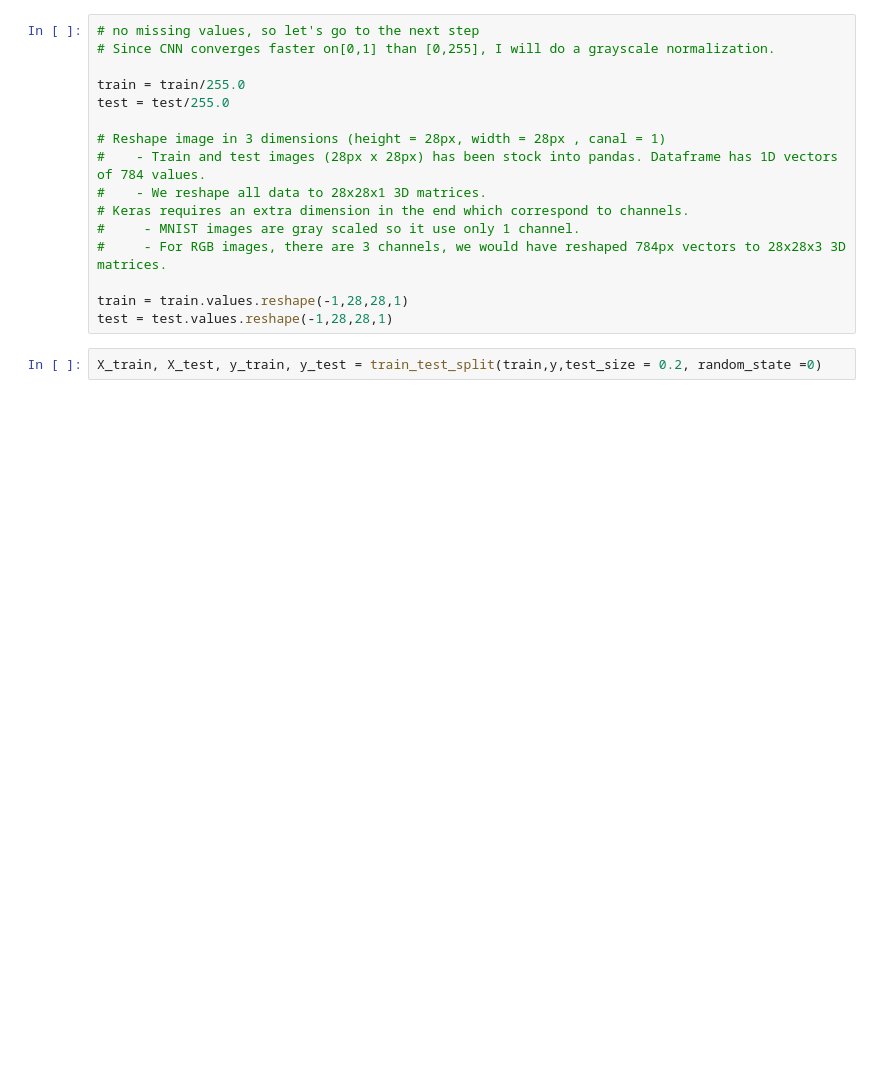
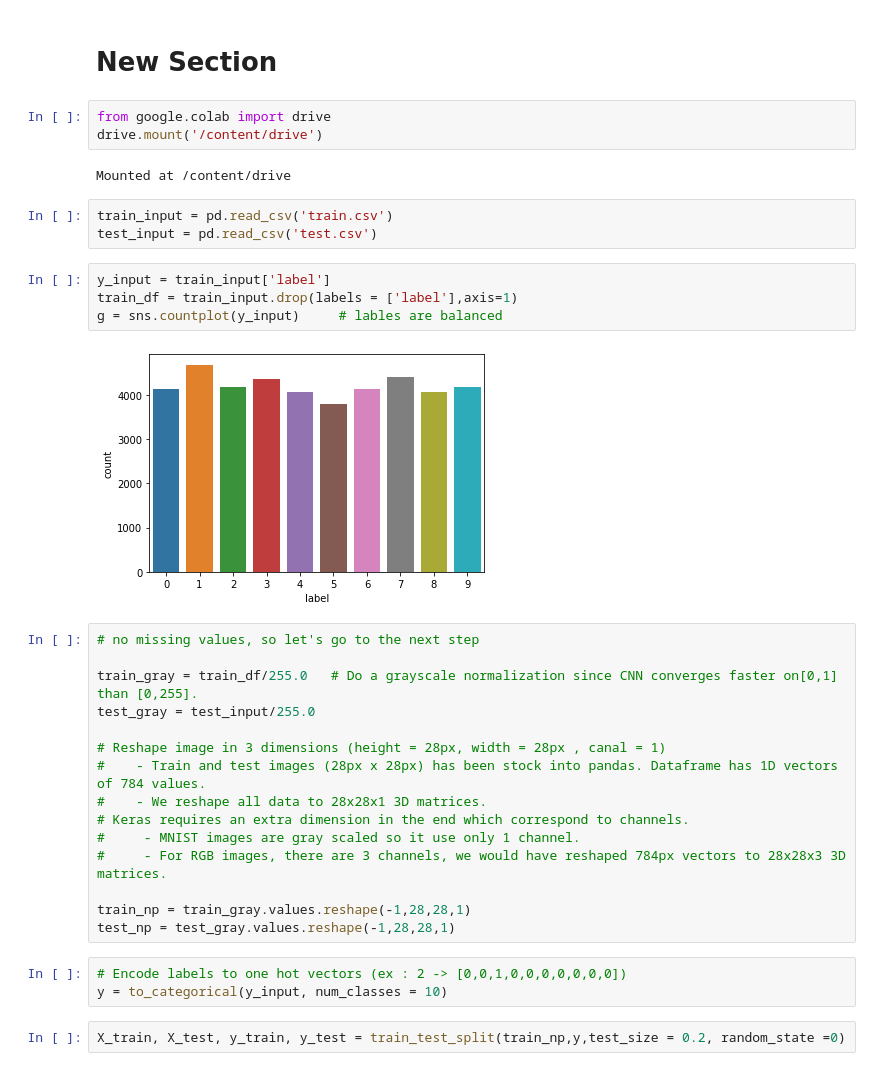
Before and after one commit to Daisy-Engineer/KaggleProjects, a Jupyter notebook: DigitRecognizer/DigitRecognizer.ipynb, the cells around one changed output. Drawn from its saved outputs; the diff is of its cells as text; blank space fills up the shorter version.

```diff
--- a/DigitRecognizer/DigitRecognizer.ipynb
+++ b/DigitRecognizer/DigitRecognizer.ipynb
@@ -39,9 +32,24 @@ train.head()
+# %% [markdown]
+# New Section
+# %%
+from google.colab import drive
+drive.mount('/content/drive')
+# %% [output]
+Mounted at /content/drive
+# %%
+train_input = pd.read_csv('train.csv')
+test_input = pd.read_csv('test.csv')
+# %%
+y_input = train_input['label']
+train_df = train_input.drop(labels = ['label'],axis=1)
+g = sns.countplot(y_input)     # lables are balanced
+# %% [output]
+[figure, added]
 # %%
 # no missing values, so let's go to the next step
-# Since CNN converges faster on[0,1] than [0,255], I will do a grayscale normalization.
 
-train = train/255.0
-test = test/255.0
+train_gray = train_df/255.0   # Do a grayscale normalization since CNN converges faster on[0,1] than [0,255].
+test_gray = test_input/255.0
 
 # Reshape image in 3 dimensions (height = 28px, width = 28px , canal = 1)
 #    - Train and test images (28px x 28px) has been stock into pandas. Dataframe has 1D vectors of 784 values.
@@ -50,9 +58,12 @@ test = test/255.0
 #     - MNIST images are gray scaled so it use only 1 channel.
 #     - For RGB images, there are 3 channels, we would have reshaped 784px vectors to 28x28x3 3D matrices.
 
-train = train.values.reshape(-1,28,28,1)
-test = test.values.reshape(-1,28,28,1)
+train_np = train_gray.values.reshape(-1,28,28,1)
+test_np = test_gray.values.reshape(-1,28,28,1)
+# %%
+# Encode labels to one hot vectors (ex : 2 -> [0,0,1,0,0,0,0,0,0,0])
+y = to_categorical(y_input, num_classes = 10)
 # %%
-X_train, X_test, y_train, y_test = train_test_split(train,y,test_size = 0.2, random_state =0)
+X_train, X_test, y_train, y_test = train_test_split(train_np,y,test_size = 0.2, random_state =0)
 # %%
 # one example
```
Also changed, not shown: parts of 22 cells of this notebook.
